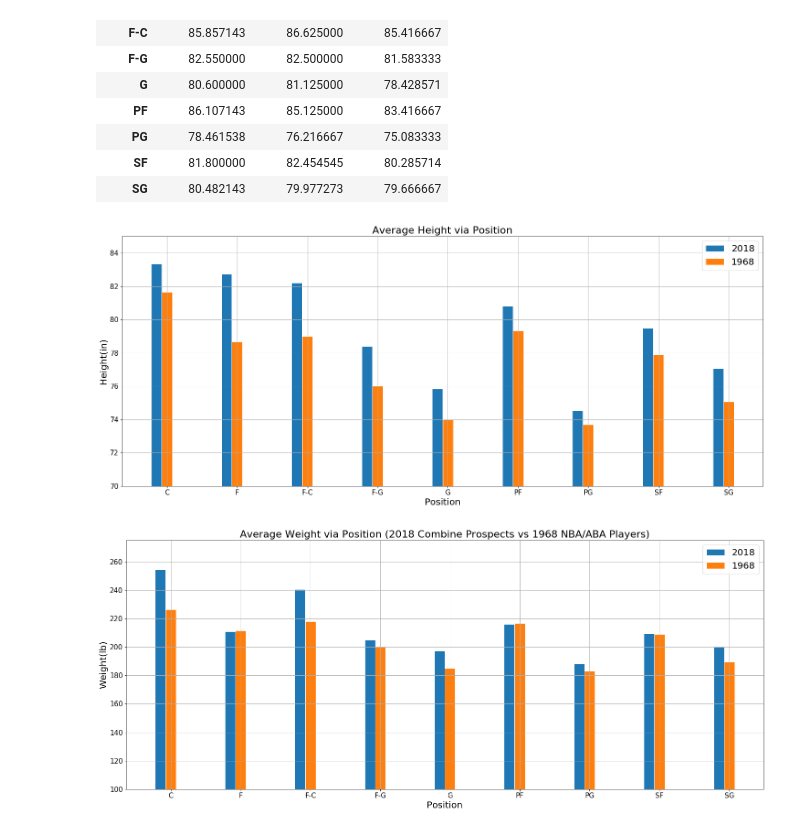
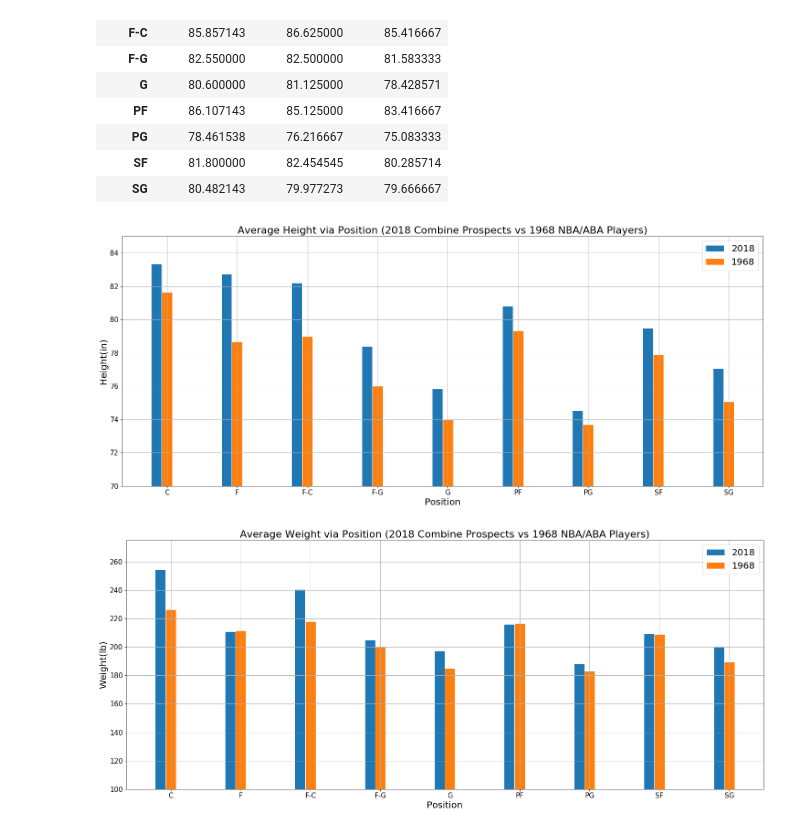
Before and after one commit to jordanpc/Project1, a Jupyter notebook: Position_Measurements.ipynb, the cells around one changed output. Saved outputs shown, nothing was run; the diff lists cells and outputs as text; code cells hidden in the pictures.

Commit message:
Added Table Title

```diff
--- a/Position_Measurements.ipynb
+++ b/Position_Measurements.ipynb
@@ -363,29 +363,29 @@ wingspan
 # %%
 pos = list(range(len(height.index)))
 width = 0.15
 
 fig, ax = plt.subplots(figsize=(25,10))
 
 r1 = np.arange(len(height))
 r2 = [x + width for x in r1]
 
 
 plt.bar(r1, height["Height 2018"], width=width, edgecolor='white', label='2018')
 
 plt.bar(r2, height["Height 1968"], width=width, edgecolor='white', label='1968')
 plt.ylim([70,85])
 plt.xlabel("Position", fontsize=20)
 plt.ylabel("Height(in)", fontsize=20)
-plt.title("Average Height via Position", fontsize=22)
+plt.title("Average Height via Position (2018 Combine Prospects vs 1968 NBA/ABA Players)", fontsize=22)
 plt.xticks(fontsize=15)
 plt.yticks(fontsize=15)
 plt.xticks([r + width for r in range(len(height))], height.index)
 
 plt.grid()
 plt.legend(prop={'size':20})
 plt.show()
 # %% [output]
-[figure, old version]
+[figure, new version]
 # %%
 pos = list(range(len(weight.index)))
 width = 0.15
```
Also changed, not shown: 1 other file.
